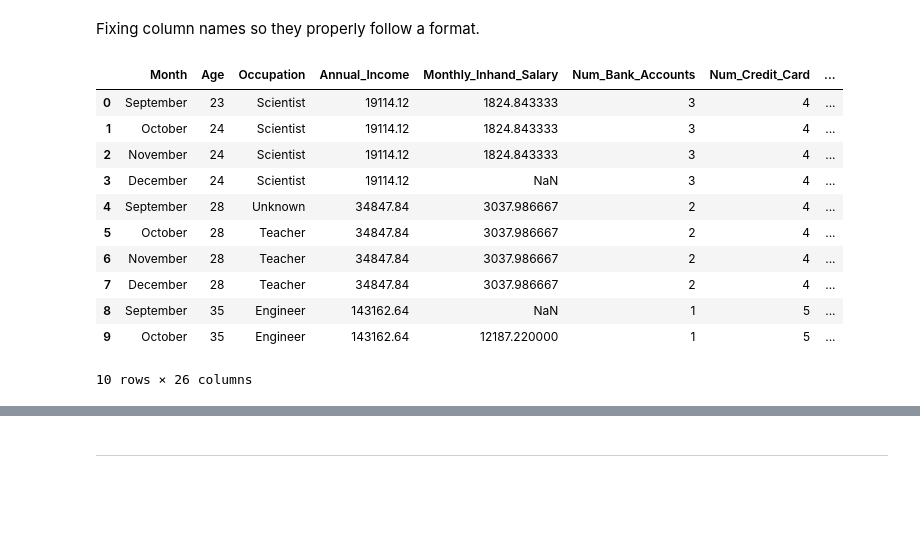
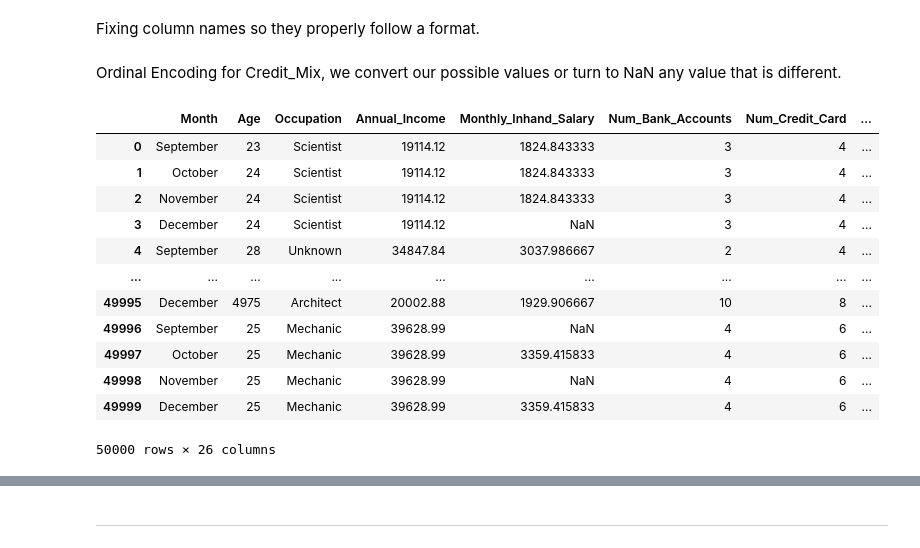
Before and after one commit to mau-JS/OracleML, a Jupyter notebook: CreditML.ipynb, the cells around one changed output, grey strips where cells are left out. Saved outputs shown, nothing was run; the diff lists cells and outputs as text; code cells hidden in the pictures; blank space fills up the shorter version.

```diff
--- a/CreditML.ipynb
+++ b/CreditML.ipynb
@@ -265,18 +264,26 @@ def clean_column_name(col_name):
 
 # Apply the function to each column name in the DataFrame
 df.columns = [clean_column_name(col) for col in df.columns]
-# %%
-df.head(10)
-# %% [output]
-|  | Month | Age | Occupation | Annual_Income | Monthly_Inhand_Salary | Num_Bank_Accounts | Num_Credit_Card | ... |
-| 0 | September | 23 | Scientist | 19114.12 | 1824.843333 | 3 | 4 | ... |
-| 1 | October | 24 | Scientist | 19114.12 | 1824.843333 | 3 | 4 | ... |
-| 2 | November | 24 | Scientist | 19114.12 | 1824.843333 | 3 | 4 | ... |
-| 3 | December | 24 | Scientist | 19114.12 | NaN | 3 | 4 | ... |
-| 4 | September | 28 | Unknown | 34847.84 | 3037.986667 | 2 | 4 | ... |
-| 5 | October | 28 | Teacher | 34847.84 | 3037.986667 | 2 | 4 | ... |
-| 6 | November | 28 | Teacher | 34847.84 | 3037.986667 | 2 | 4 | ... |
-| 7 | December | 28 | Teacher | 34847.84 | 3037.986667 | 2 | 4 | ... |
-| 8 | September | 35 | Engineer | 143162.64 | NaN | 1 | 5 | ... |
-| 9 | October | 35 | Engineer | 143162.64 | 12187.220000 | 1 | 5 | ... |
-10 rows × 26 columns
+# %% [markdown]
+Ordinal Encoding for Credit_Mix, we convert our possible values or turn to NaN any value that is different.
+# %%
+# Define a mapping from category to number
+credit_mix_mapping = {'Bad': 0, 'Standard': 1, 'Good': 2}
+
+# Apply the mapping to the 'Credit_Mix' column
+df['Credit_Mix'] = df['Credit_Mix'].map(credit_mix_mapping)
+df
+# %% [output]
+|  | Month | Age | Occupation | Annual_Income | Monthly_Inhand_Salary | Num_Bank_Accounts | Num_Credit_Card | ... |
+| 0 | September | 23 | Scientist | 19114.12 | 1824.843333 | 3 | 4 | ... |
+| 1 | October | 24 | Scientist | 19114.12 | 1824.843333 | 3 | 4 | ... |
+| 2 | November | 24 | Scientist | 19114.12 | 1824.843333 | 3 | 4 | ... |
+| 3 | December | 24 | Scientist | 19114.12 | NaN | 3 | 4 | ... |
+| 4 | September | 28 | Unknown | 34847.84 | 3037.986667 | 2 | 4 | ... |
+| ... | ... | ... | ... | ... | ... | ... | ... | ... |
+| 49995 | December | 4975 | Architect | 20002.88 | 1929.906667 | 10 | 8 | ... |
+| 49996 | September | 25 | Mechanic | 39628.99 | NaN | 4 | 6 | ... |
+| 49997 | October | 25 | Mechanic | 39628.99 | 3359.415833 | 4 | 6 | ... |
+| 49998 | November | 25 | Mechanic | 39628.99 | NaN | 4 | 6 | ... |
+| 49999 | December | 25 | Mechanic | 39628.99 | 3359.415833 | 4 | 6 | ... |
+50000 rows × 26 columns
```
Also changed, not shown: parts of 9 cells of this notebook.
